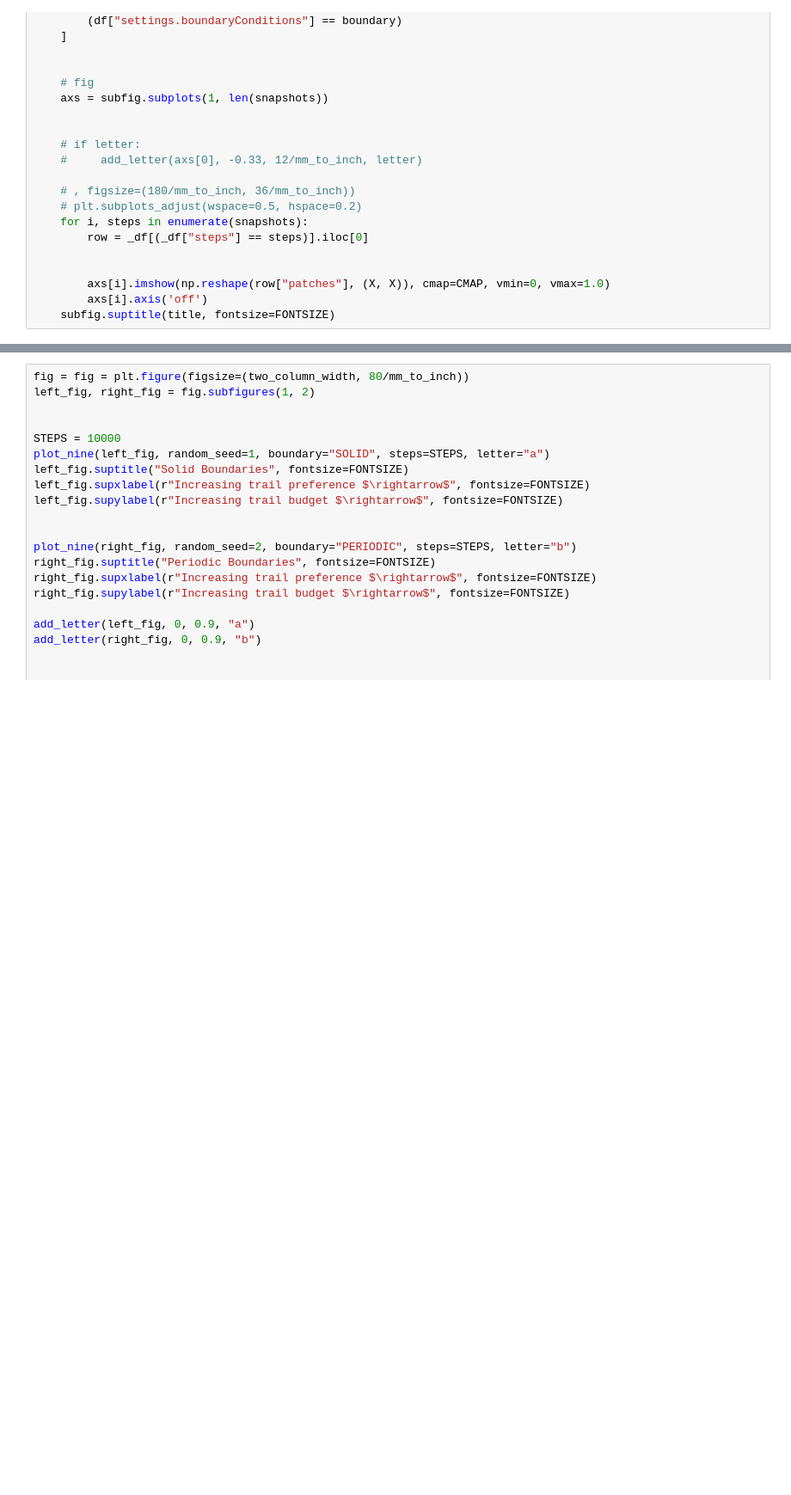
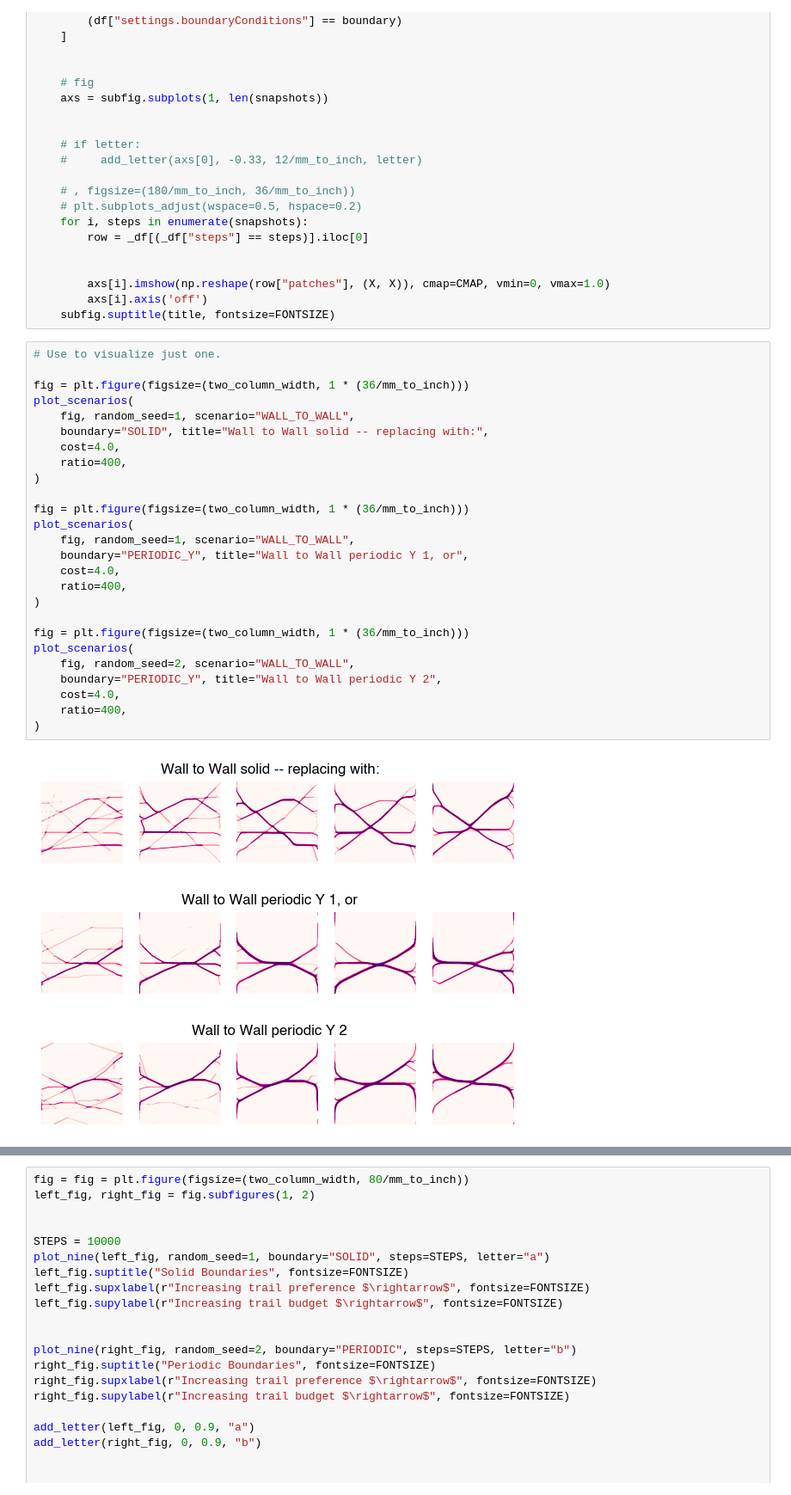
Before and after one commit to brendanwallace/animalpaths, a Jupyter notebook: notebooks/figure-3-4-scenarios.ipynb, the cells around one changed output, grey strips where cells are left out. Shown at 86% size. Drawn from its saved outputs; the diff is of its cells as text; blank space fills up the shorter version.

```diff
--- a/notebooks/figure-3-4-scenarios.ipynb
+++ b/notebooks/figure-3-4-scenarios.ipynb
@@ -90,6 +89,36 @@ def plot_scenarios(
         axs[i].imshow(np.reshape(row["patches"], (X, X)), cmap=CMAP, vmin=0, vmax=1.0)
         axs[i].axis('off')
     subfig.suptitle(title, fontsize=FONTSIZE)
+# %%
+# Use to visualize just one.
+
+fig = plt.figure(figsize=(two_column_width, 1 * (36/mm_to_inch)))
+plot_scenarios(
+    fig, random_seed=1, scenario="WALL_TO_WALL",
+    boundary="SOLID", title="Wall to Wall solid -- replacing with:",
+    cost=4.0,
+    ratio=400,
+)
+
+fig = plt.figure(figsize=(two_column_width, 1 * (36/mm_to_inch)))
+plot_scenarios(
+    fig, random_seed=1, scenario="WALL_TO_WALL",
+    boundary="PERIODIC_Y", title="Wall to Wall periodic Y 1, or",
+    cost=4.0,
+    ratio=400,
+)
+
+fig = plt.figure(figsize=(two_column_width, 1 * (36/mm_to_inch)))
+plot_scenarios(
+    fig, random_seed=2, scenario="WALL_TO_WALL",
+    boundary="PERIODIC_Y", title="Wall to Wall periodic Y 2",
+    cost=4.0,
+    ratio=400,
+)
+# %% [output]
+[figure, added]
+[figure, added]
+[figure, added]
 # %%
 # Figure 3.
 
```
Also changed, not shown: parts of 8 cells of this notebook, 10 other files.
